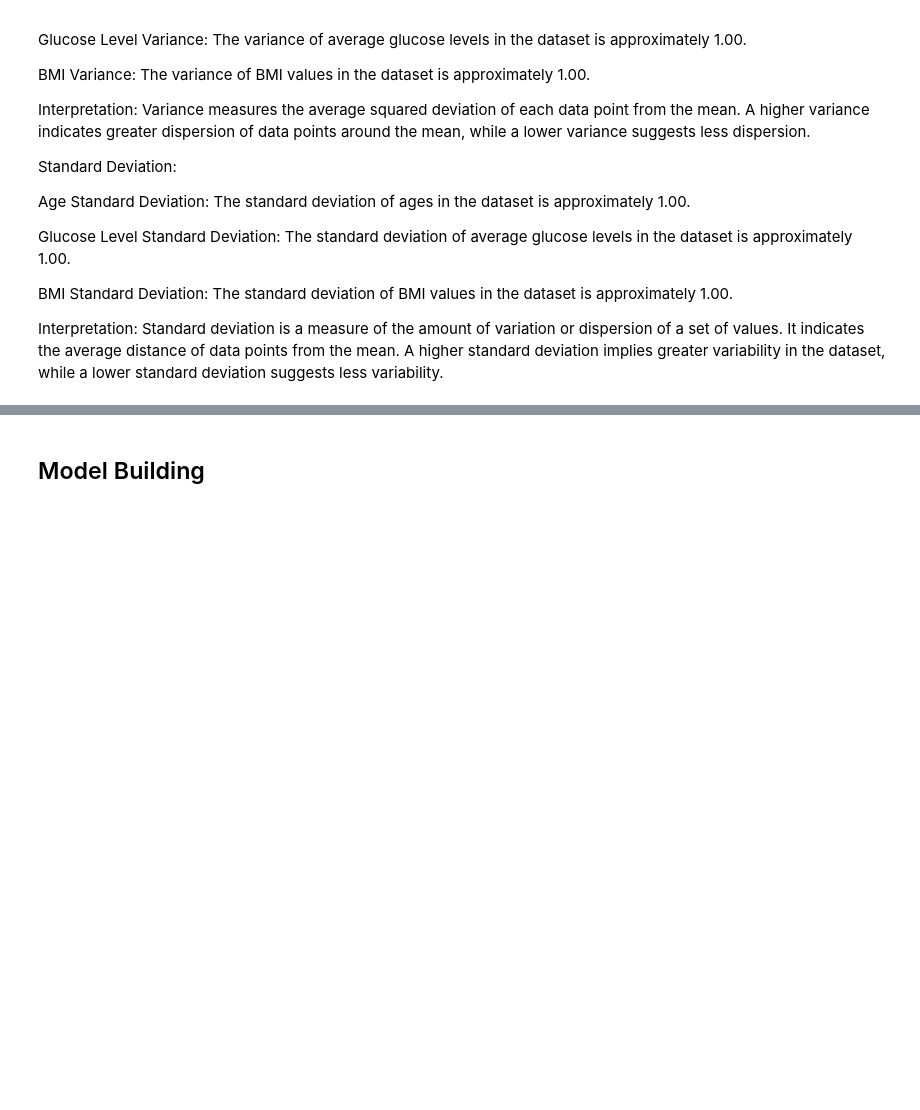
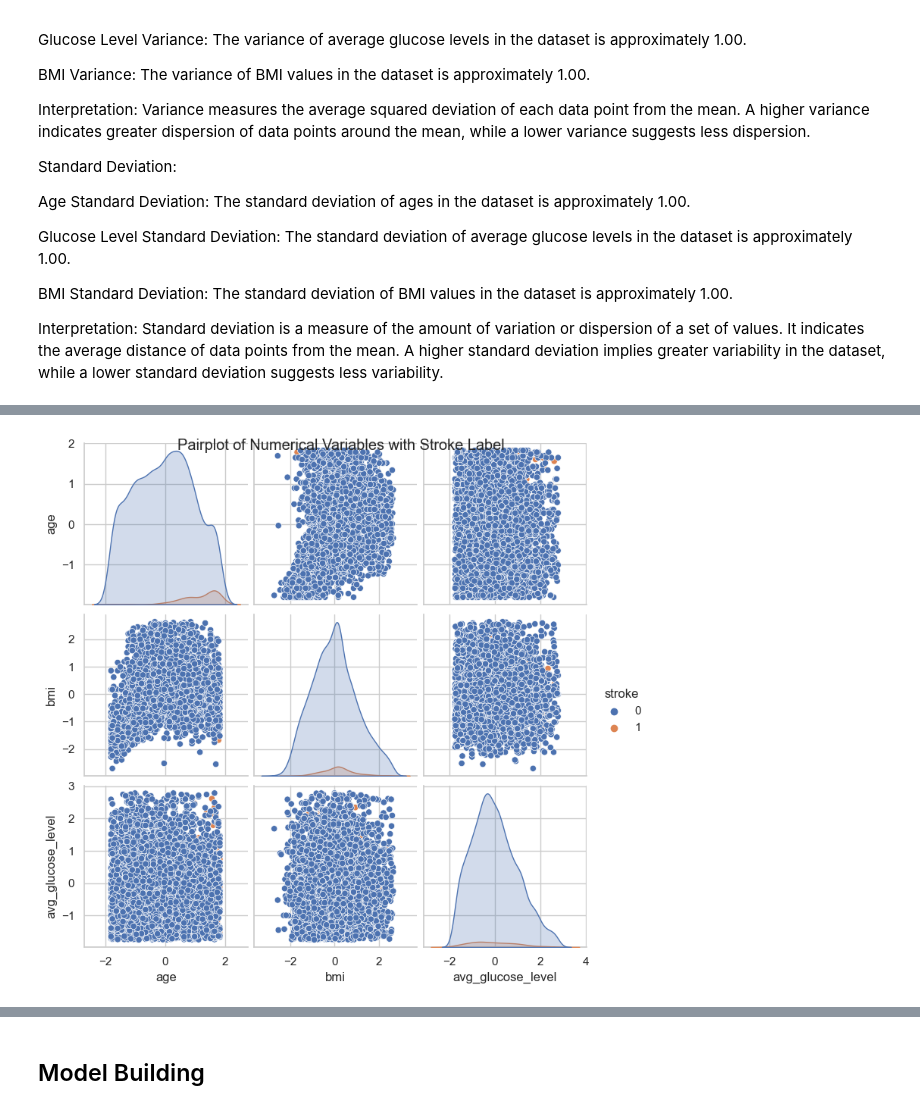
Before and after one commit to HChandeepa/Stroke-Risk-Prediction-System-A_Machine_Learning_Approach, a Jupyter notebook: Stroke.ipynb, the cells around one changed output, grey strips where cells are left out. Saved outputs shown, nothing was run; the diff lists cells and outputs as text; code cells hidden in the pictures; blank space fills up the shorter version.

```diff
--- a/Stroke.ipynb
+++ b/Stroke.ipynb
@@ -711,3 +753,9 @@ Interpretation: Standard deviation is a measure of the amount of variation or di
+# %%
+snb.pairplot(df[numeric_columns + ['stroke']], hue='stroke', diag_kind='kde')
+plt.suptitle('Pairplot of Numerical Variables with Stroke Label')
+plt.show()
+# %% [output]
+[figure, added]
 # %%
 from sklearn.model_selection import train_test_split
 X_train, X_test, y_train, y_test = train_test_split(X, y, test_size=0.3, random_state=42,shuffle=True)
```
Also changed, not shown: parts of 34 cells of this notebook.
